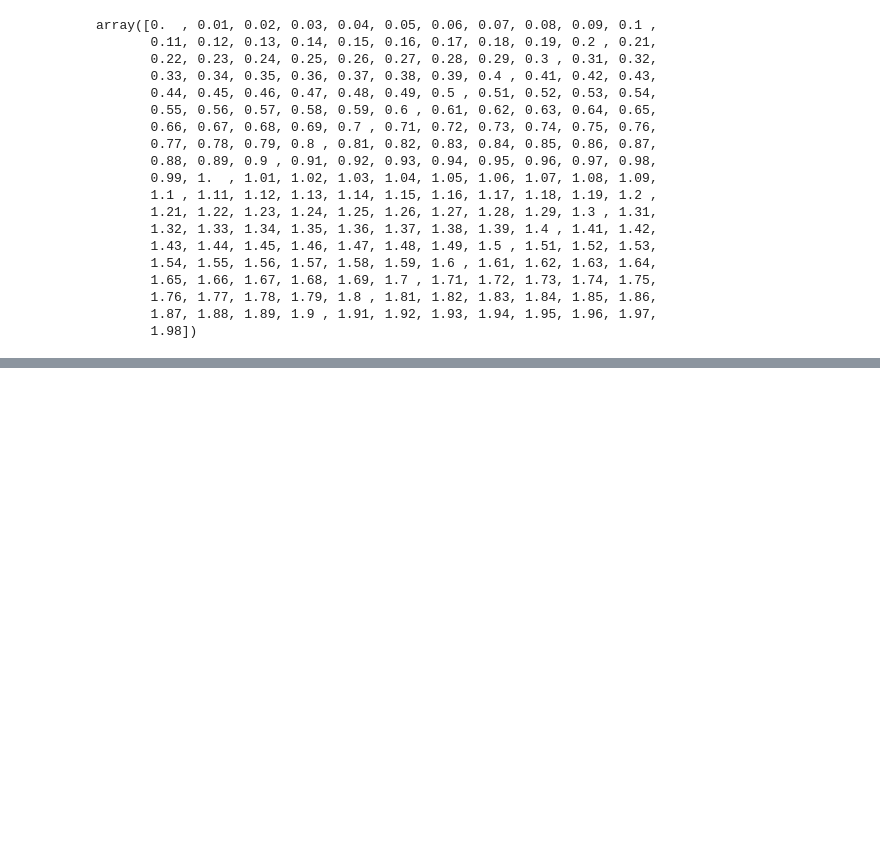
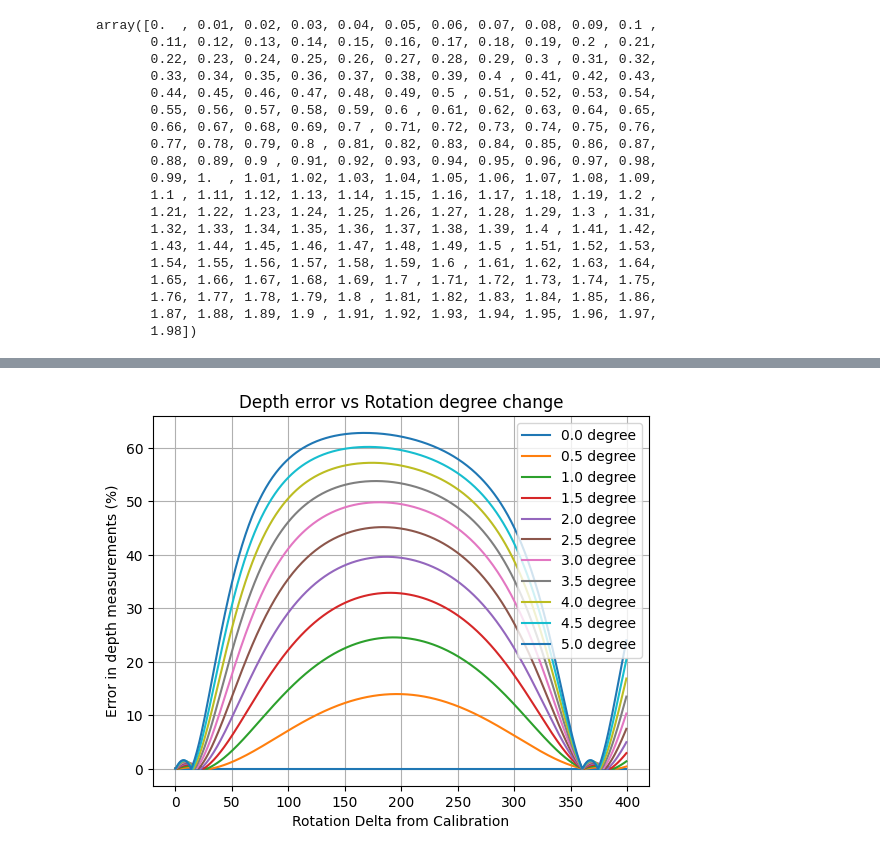
Before and after one commit to UCSD-E4E/fishsense-lite, a Jupyter notebook: experiments/calibration-error.ipynb, the cells around one changed output, grey strips where cells are left out. Cells and saved outputs as stored; diff of their text form; code cells hidden in the pictures; blank space fills up the shorter version.

```diff
--- a/experiments/calibration-error.ipynb
+++ b/experiments/calibration-error.ipynb
@@ -94,0 +143,28 @@ plt.grid()
+# %%
+results = {}
+laser_position = np.array([-0.3, -0.1, 0])
+world_point_handler.laser_position = laser_position
+
+for i in range(11):
+    theta = float(i) / 2
+    i_result = []
+
+    # if theta != 5:
+    #     continue
+
+    world_point_handler.laser_orientation = get_rotated_laser_orientation(theta, 0)
+
+    for fi in range(400):
+        # if fi != 0:
+        #     continue
+
+        laser_orientation = get_rotated_laser_orientation(theta, fi)
+        i_result.append(world_point_handler.calculate_laser_parallax(get_laser_projection(laser_orientation, laser_position, 3)[0][0, 0, :])[2])
+
+        # if fi == 0:
+        #     print(get_laser_projection(laser_orientation, laser_position, 3))
+
+    results[theta] = np.array(i_result)
+# %%
+x = (np.arange(400, dtype=float))
+x
@@ -94,0 +189,17 @@ plt.grid()
+# %%
+for i in range(11):
+    angle = float(i) / 2
+
+    # if angle != 5:
+    #     continue
+
+    plt.plot(x, abs(3 - results[angle]) / 3 * 100, label=f"{angle} degree")
+    # plt.plot(x, results[angle], label=f"{angle} degree")
+
+plt.legend()
+plt.xlabel("Rotation Delta from Calibration")
+plt.ylabel("Error in depth measurements (%)")
+plt.title("Depth error vs Rotation degree change")
+plt.grid()
+# %% [output]
+[figure, added]
```
Also changed, not shown: parts of 10 cells of this notebook.
